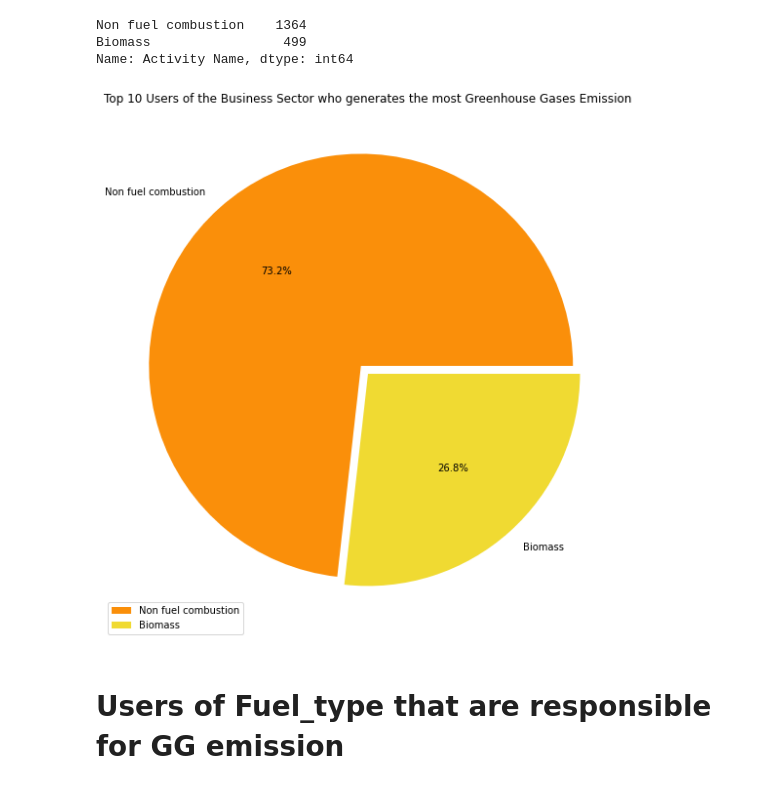
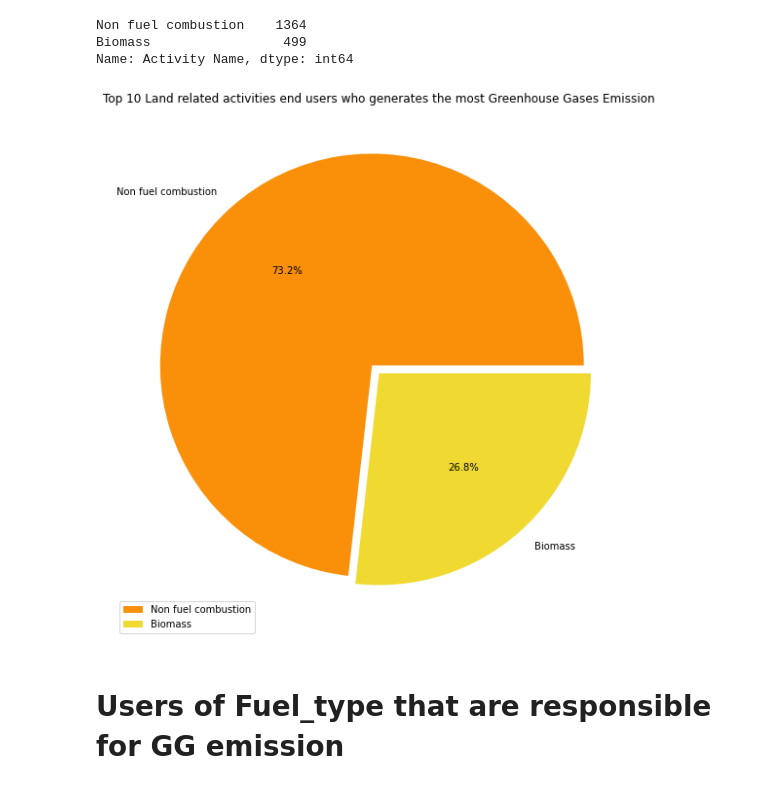
Before and after one commit to fbrowther/Global-Warming-UK-Greenhouse-Gas-Emissions, a Jupyter notebook: Project-1-FBRowther.ipynb, the cells around one changed output. Saved outputs shown, nothing was run; the diff lists cells and outputs as text; code cells hidden in the pictures.

```diff
--- a/Project-1-FBRowther.ipynb
+++ b/Project-1-FBRowther.ipynb
@@ -710,15 +706,15 @@ Name: Activity Name, dtype: int64
 # %%
 label= Land_useractivity_count.index
 count= Land_useractivity_count.values
 color = ['#FA8F0A','#F0DA32']
 explode = (0.05, 0)
 plt.figure(1, figsize=(20,10))
 plt.pie(count, labels=label, colors=color, autopct='%1.1f%%', explode=explode)
 plt.legend(loc = 3)
-plt.title('Top 10 Users of the Business Sector who generates the most Greenhouse Gases Emission')
+plt.title('Top 10 Land related activities end users who generates the most Greenhouse Gases Emission')
 plt.show()
 # %% [output]
-[figure, old version]
+[figure, new version]
 # %% [markdown]
 # Users of Fuel_type that are responsible for GG emission
 # %%
```
Also changed, not shown: parts of 11 cells of this notebook, 26 other files.
